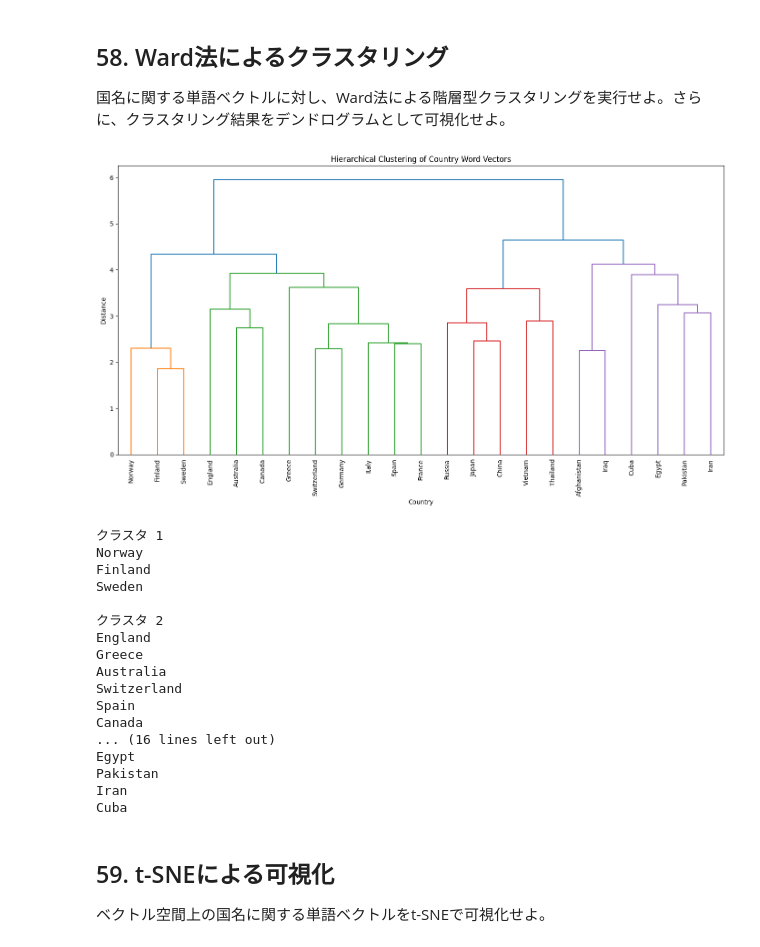
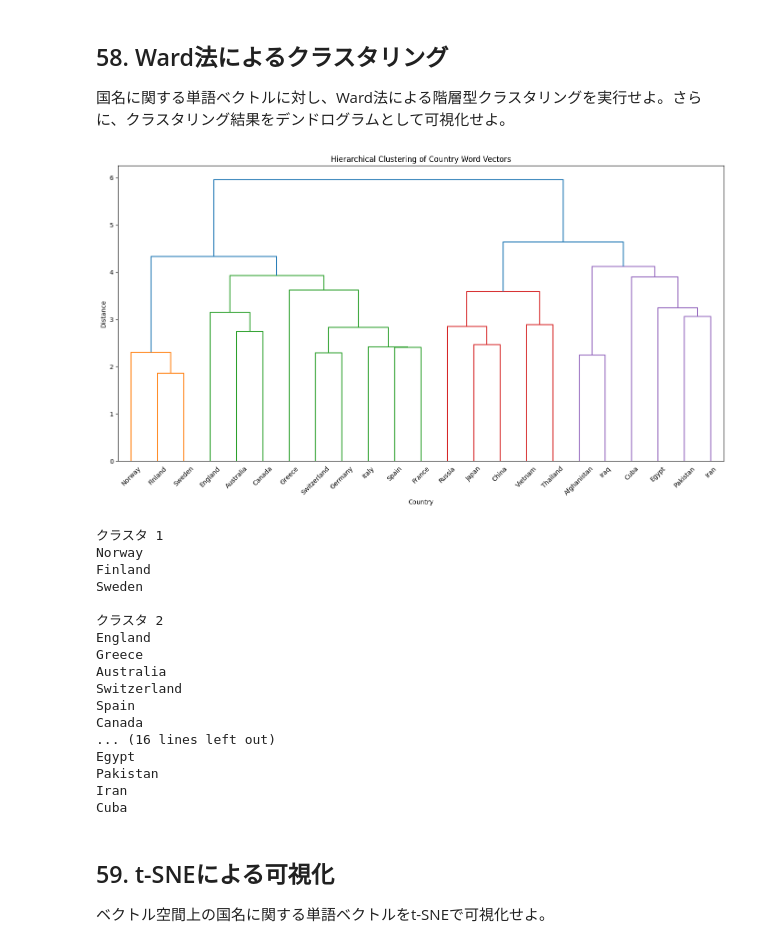
Before and after one commit to TakayaMurakami-2026/2026, a Jupyter notebook: ja/ch06.ipynb, the cells around one changed output. Cells and saved outputs as stored; diff of their text form; code cells hidden in the pictures.

```diff
--- a/ja/ch06.ipynb
+++ b/ja/ch06.ipynb
@@ -385,37 +385,35 @@ for country in countries:
     if country in wv.key_to_index:
         country_names.append(country)
         country_vectors.append(wv[country])
 
 country_vectors = np.array(country_vectors)
 
 # Ward法による階層型クラスタリング
 Z = linkage(country_vectors, method="ward")
 
 # デンドログラムの描画
 plt.figure(figsize=(14, 8))
 dendrogram(
     Z,
-    labels=country_names,
-    leaf_rotation=90,
-    leaf_font_size=10
+    labels=country_names
 )
 
 plt.title("Hierarchical Clustering of Country Word Vectors")
 plt.xlabel("Country")
 plt.ylabel("Distance")
 plt.tight_layout()
 plt.show()
 
 #5クラスタに分ける場合
 labels = fcluster(Z, t=5, criterion="maxclust")
 
 for i in range(1, 6):
     print(f"\nクラスタ {i}")
     for country, label in zip(country_names, labels):
         if label == i:
             print(country)
 # %% [output]
-[figure, old version]
+[figure, new version]
 クラスタ 1
 Norway
 Finland
```
